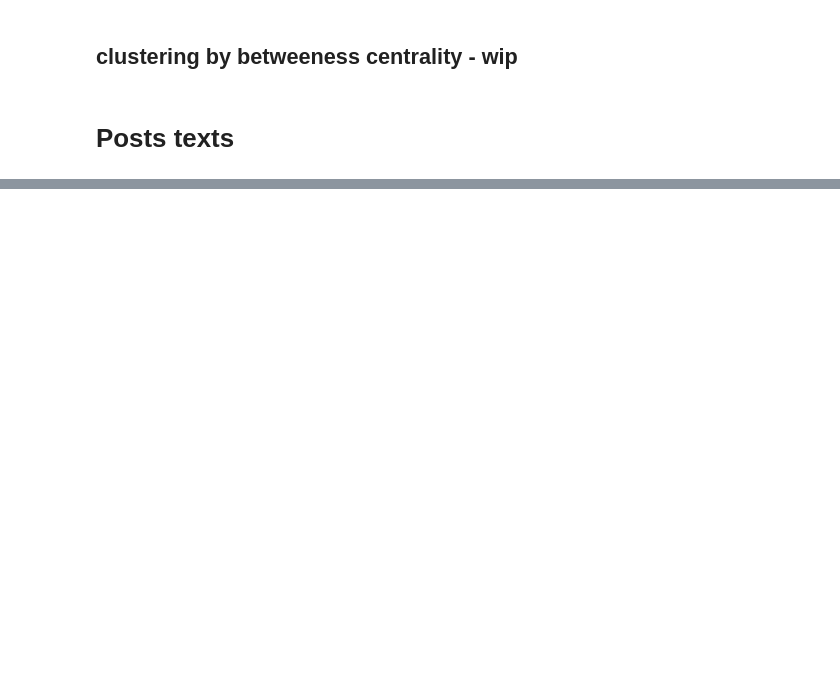
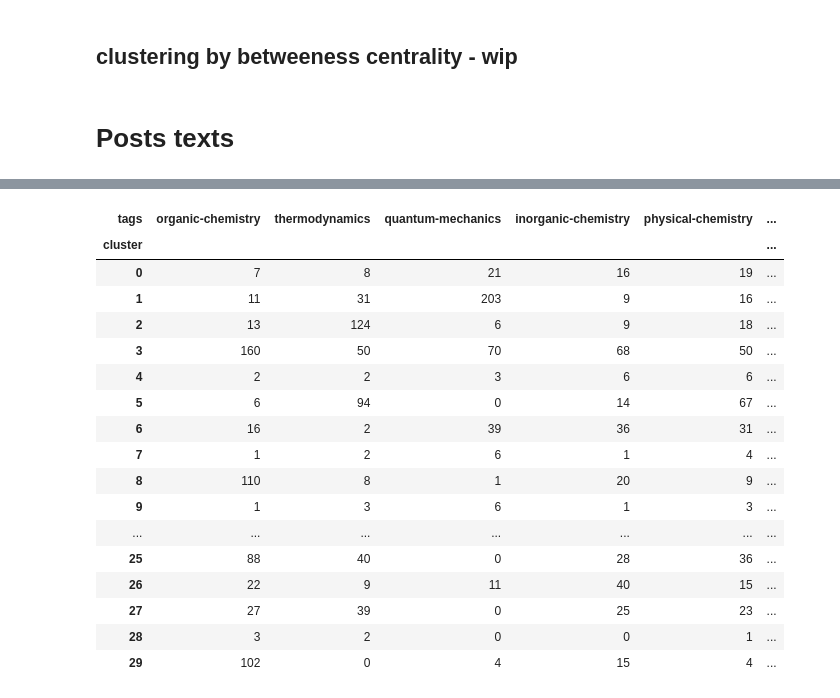
Before and after one commit to tryptofanik/stack_exchange_analysis, a Jupyter notebook: science_stacks_analysis.ipynb, the cells around one changed output, grey strips where cells are left out. Saved outputs shown, nothing was run; the diff lists cells and outputs as text; code cells hidden in the pictures; blank space fills up the shorter version.

```diff
--- a/science_stacks_analysis.ipynb
+++ b/science_stacks_analysis.ipynb
@@ -210,0 +349,4 @@ clusering = AgglomerativeClustering(50).fit(X)
+# %%
+all_posts.loc[:, 'cluster'] = clustering.labels_
+# %%
+all_posts.loc[:, 'tags_joined'] = all_posts.loc[:, 'Tags'].apply(lambda x: ' '.join(x))
@@ -210,0 +363,33 @@ clusering = AgglomerativeClustering(50).fit(X)
+# %%
+# make df containing clusters, tags and domains
+cluster_tags = dict(cluster=[], tags=[], domain=[])
+for (cluster, Id), data in all_posts.groupby(['cluster', 'Id']):
+    cluster_tags['domain'].append(data['domain'].values[0])
+    cluster_tags['tags'].append(data['Tags'].values[0])
+    cluster_tags['cluster'].append(cluster)
+cluster_tags = pd.DataFrame(cluster_tags).explode('tags')
+# %%
+tags_per_cluster = pd.pivot_table(cluster_tags, index='cluster', columns='tags', aggfunc='count')\
+.fillna(0).astype(int)['domain']
+# %%
+top_tags = cluster_tags.tags.value_counts().head(50).index.tolist()
+tags_per_cluster.loc[:, top_tags]
+# %% [output]
+| tags | organic-chemistry | thermodynamics | quantum-mechanics | inorganic-chemistry | physical-chemistry | ... |
+| cluster |  |  |  |  |  | ... |
+| 0 | 7 | 8 | 21 | 16 | 19 | ... |
+| 1 | 11 | 31 | 203 | 9 | 16 | ... |
+| 2 | 13 | 124 | 6 | 9 | 18 | ... |
+| 3 | 160 | 50 | 70 | 68 | 50 | ... |
+| 4 | 2 | 2 | 3 | 6 | 6 | ... |
+| 5 | 6 | 94 | 0 | 14 | 67 | ... |
+| 6 | 16 | 2 | 39 | 36 | 31 | ... |
+| 7 | 1 | 2 | 6 | 1 | 4 | ... |
+| 8 | 110 | 8 | 1 | 20 | 9 | ... |
+| 9 | 1 | 3 | 6 | 1 | 3 | ... |
+| ... | ... | ... | ... | ... | ... | ... |
+| 25 | 88 | 40 | 0 | 28 | 36 | ... |
+| 26 | 22 | 9 | 11 | 40 | 15 | ... |
+| 27 | 27 | 39 | 0 | 25 | 23 | ... |
+| 28 | 3 | 2 | 0 | 0 | 1 | ... |
+| 29 | 102 | 0 | 4 | 15 | 4 | ... |
```
Also changed, not shown: parts of 50 cells of this notebook, 1 other file.
